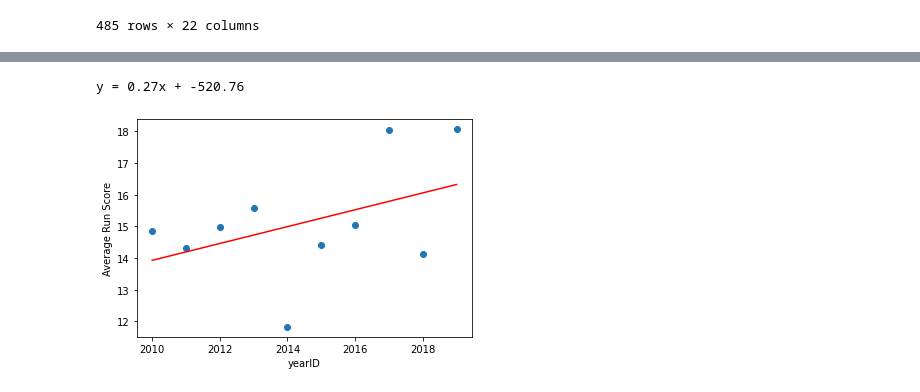
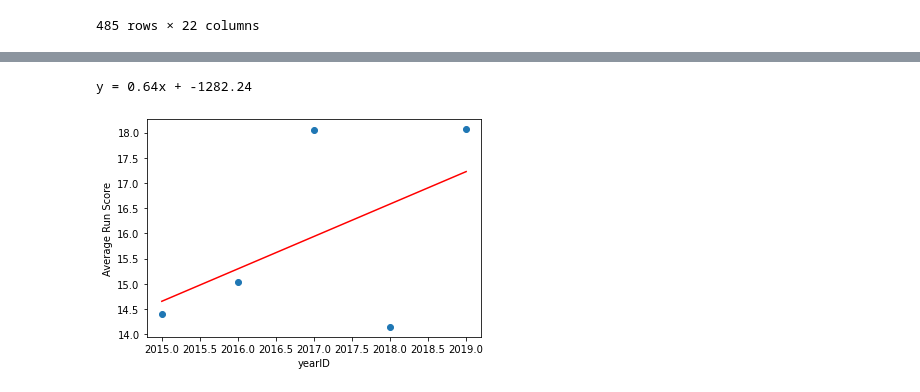
Before and after one commit to Lanpham0110/Project-1, a Jupyter notebook: Baseball Project.ipynb, the cells around one changed output, grey strips where cells are left out. Cells and saved outputs as stored; diff of their text form; code cells hidden in the pictures.

```diff
--- a/Baseball Project.ipynb
+++ b/Baseball Project.ipynb
@@ -276,0 +378,16 @@ ARI
+# %%
+COL= d.loc[d['teamID']=='COL']
+correlation = st.pearsonr(COL['yearID'],COL["Run"])
+(slope, intercept, rvalue, pvalue, stderr) = st.linregress(COL['yearID'],COL["Run"])
+regress_values = COL['yearID'] * slope + intercept
+COL_line_eq = "y = " + str(round(slope,2)) + "x + " + str(round(intercept,2))
+
+plt.scatter(COL['yearID'],COL["Run"])
+plt.xlabel("yearID")
+plt.ylabel("Average Run Score")
+
+plt.plot(COL['yearID'],regress_values,"r-")
+print(COL_line_eq)
+plt.show()
+
+slopes.append(slope)
@@ -276,0 +457,17 @@ ARI
+# %%
+SFN= d.loc[d['teamID']=='SFN']
+correlation = st.pearsonr(SFN['yearID'],SFN["Run"])
+(slope, intercept, rvalue, pvalue, stderr) = st.linregress(SFN['yearID'],SFN["Run"])
+regress_values = SFN['yearID'] * slope + intercept
+SFN_line_eq = "y = " + str(round(slope,2)) + "x + " + str(round(intercept,2))
+
+plt.scatter(SFN['yearID'],SFN["Run"])
+plt.xlabel("yearID")
+plt.ylabel("Average Run Score")
+
+plt.plot(SFN['yearID'],regress_values,"r-")
+print(SFN_line_eq)
+plt.show()
+
+
+slopes.append(slope)
@@ -277,17 +477,21 @@ ARI
 # %%
+#Pulling Data for ARI team
+ARI= d.loc[d['teamID']=='ARI']
+#graph
 correlation = st.pearsonr(ARI['yearID'],ARI["Run"])
 (slope, intercept, rvalue, pvalue, stderr) = st.linregress(ARI['yearID'],ARI["Run"])
 regress_values = ARI['yearID'] * slope + intercept
-line_eq = "y = " + str(round(slope,2)) + "x + " + str(round(intercept,2))
+ARI_line_eq = "y = " + str(round(slope,2)) + "x + " + str(round(intercept,2))
 
 plt.scatter(ARI['yearID'],ARI["Run"])
 plt.xlabel("yearID")
 plt.ylabel("Average Run Score")
-# print(f"The r-value is: {rvalue}")
-#plt.annotate(line_eq,(1),fontsize=5,color="red")
 plt.plot(ARI['yearID'],regress_values,"r-")
-print(line_eq)
+print(ARI_line_eq)
 plt.show()
+
+
+slopes.append(slope)
 # %% [output]
-y = 0.27x + -520.76
+y = 0.64x + -1282.24
-[figure, old version]
+[figure, new version]
```
Also changed, not shown: parts of 42 cells of this notebook.
